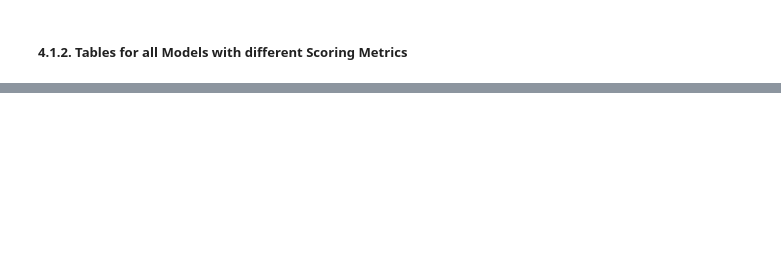
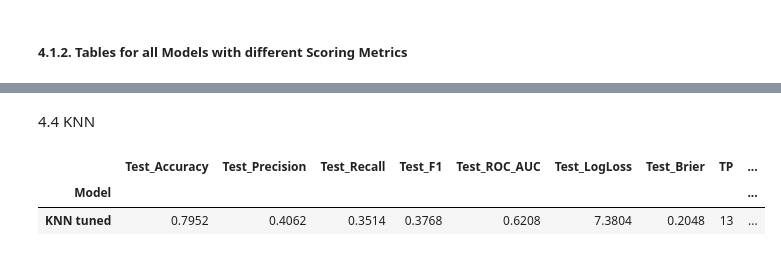
Before and after one commit to Avisonix/AML-Gruppe30, a Jupyter notebook: src/aml/data.ipynb, the cells around one changed output, grey strips where cells are left out. Cells and saved outputs as stored; diff of their text form; code cells hidden in the pictures; blank space fills up the shorter version.

```diff
--- a/src/aml/data.ipynb
+++ b/src/aml/data.ipynb
@@ -1236,0 +1209,41 @@ ChildProcessError: [Errno 10] No child processes
+# %% [markdown]
+4.4 KNN
+# %%
+knn_best = knn_grid.best_estimator_
+
+# 2) Predict on test set
+y_pred_test = knn_best.predict(X_test)
+y_proba_test = knn_best.predict_proba(X_test)[:, 1]   # P(class=1)
+
+# 3) Confusion matrix -> TN, FP, FN, TP
+tn, fp, fn, tp = confusion_matrix(y_test, y_pred_test, labels=[0, 1]).ravel()
+
+# 4) Test KPIs
+knn_test_acc = accuracy_score(y_test, y_pred_test)
+knn_test_prec = precision_score(y_test, y_pred_test, zero_division=0)
+knn_test_rec = recall_score(y_test, y_pred_test, zero_division=0)
+knn_test_f1 = f1_score(y_test, y_pred_test, zero_division=0)
+
+knn_test_roc_auc = roc_auc_score(y_test, y_proba_test)
+knn_test_logloss = log_loss(y_test, y_proba_test, labels=[0, 1])     # cross-entropy
+knn_test_brier = brier_score_loss(y_test, y_proba_test)
+
+
+# 5) One-row test results table (good for later model comparison)
+knn_test_results = pd.DataFrame([{
+    "Model": "KNN tuned",
+    "Test_Accuracy": knn_test_acc,
+    "Test_Precision": knn_test_prec,
+    "Test_Recall": knn_test_rec,
+    "Test_F1": knn_test_f1,
+    "Test_ROC_AUC": knn_test_roc_auc,
+    "Test_LogLoss": knn_test_logloss,
+    "Test_Brier": knn_test_brier,
+    "TP": tp, "FP": fp, "TN": tn, "FN": fn
+}]).set_index("Model")
+
+display(knn_test_results.round(4))
+# %% [output]
+|  | Test_Accuracy | Test_Precision | Test_Recall | Test_F1 | Test_ROC_AUC | Test_LogLoss | Test_Brier | TP | ... |
+| Model |  |  |  |  |  |  |  |  | ... |
+| KNN tuned | 0.7952 | 0.4062 | 0.3514 | 0.3768 | 0.6208 | 7.3804 | 0.2048 | 13 | ... |
```
Also changed, not shown: parts of 17 cells of this notebook.
